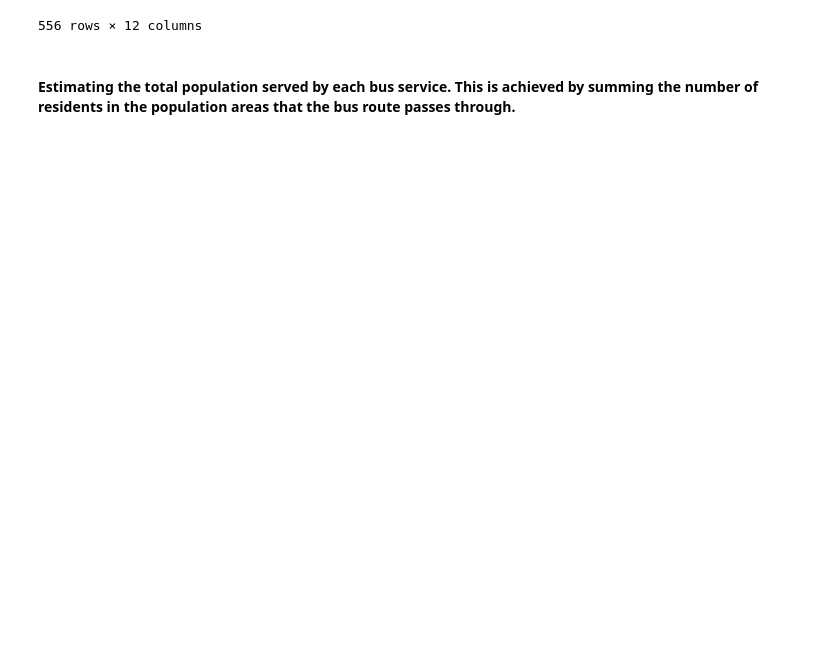
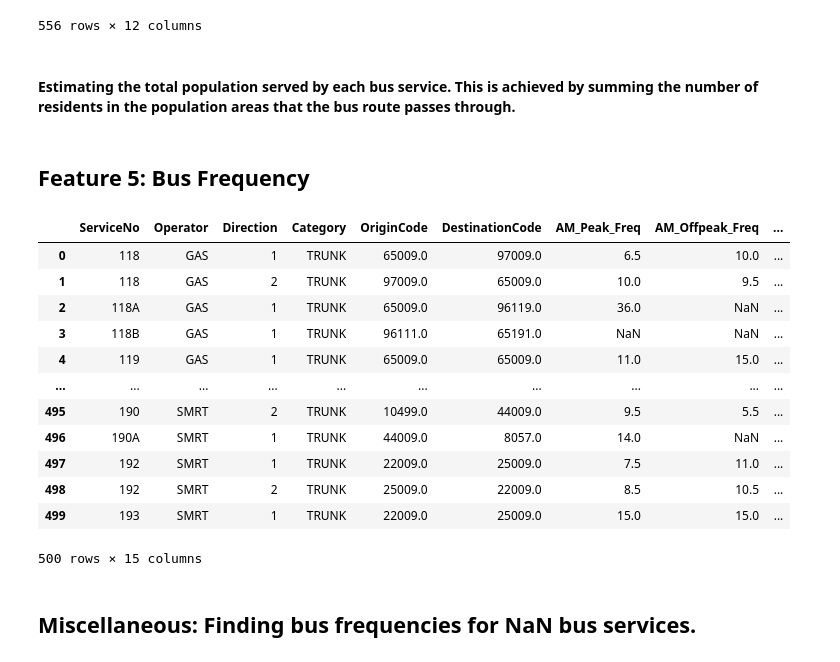
Before and after one commit to DSA4264/project, a Jupyter notebook: data_processing.ipynb, the cells around one changed output. Saved outputs shown, nothing was run; the diff lists cells and outputs as text; code cells hidden in the pictures; blank space fills up the shorter version.

Commit message:
Shifted location of data_pulling file, added bus_freq and mean_freq for missing buses to data_processing.ipynb and cleaned up notebook.

```diff
--- a/data_processing.ipynb
+++ b/data_processing.ipynb
@@ -1462,3 +1467,44 @@ categorised_bus_mrt_combined_gdf_overlap_with_planning_areas
 
 # Exporting as feature
 categorised_bus_mrt_combined_gdf_overlap_with_planning_areas[['ServiceNo', 'planning_areas', 'population_served']].to_csv("data/categorised_bus_mrt_combined_gdf_overlap_with_planning_areas.csv", index=False)
+# %% [markdown]
+## Feature 5: Bus Frequency
+# %%
+bus_freq_df = all_buses_from_lta.copy()
+
+# Convert frequency ranges to numerical format (e.g., using the average of the range)
+def average_range(freq):
+    if pd.isna(freq) or '-' not in freq:
+        return np.nan
+    try:
+        low, high = map(int, freq.split('-'))
+        return (low + high) / 2
+    except ValueError:
+        return np.nan
+
+# Apply the conversion function to the frequency columns
+for col in ['AM_Peak_Freq', 'AM_Offpeak_Freq', 'PM_Peak_Freq']:
+    bus_freq_df[col] = bus_freq_df[col].apply(average_range)
+
+# Aggregate frequencies and handle missing values
+bus_freq_df['Mean_Freq'] = bus_freq_df[['AM_Peak_Freq', 'AM_Offpeak_Freq', 'PM_Peak_Freq']].mean(axis=1, skipna=True)
+
+bus_freq_df['No_Offpeak_Service'] = bus_freq_df['AM_Offpeak_Freq'].isna() | bus_freq_df['PM_Offpeak_Freq'].isna()
+bus_freq_df['Day_Only_Service'] = bus_freq_df['PM_Offpeak_Freq'].isna() & bus_freq_df['PM_Peak_Freq'].isna()
+bus_freq_df['Night_Only_Service'] = bus_freq_df['AM_Offpeak_Freq'].isna() & bus_freq_df['AM_Peak_Freq'].isna()
+
+bus_freq_df
+# %% [output]
+|  | ServiceNo | Operator | Direction | Category | OriginCode | DestinationCode | AM_Peak_Freq | AM_Offpeak_Freq | ... |
+| 0 | 118 | GAS | 1 | TRUNK | 65009.0 | 97009.0 | 6.5 | 10.0 | ... |
+| 1 | 118 | GAS | 2 | TRUNK | 97009.0 | 65009.0 | 10.0 | 9.5 | ... |
+| 2 | 118A | GAS | 1 | TRUNK | 65009.0 | 96119.0 | 36.0 | NaN | ... |
+| 3 | 118B | GAS | 1 | TRUNK | 96111.0 | 65191.0 | NaN | NaN | ... |
+| 4 | 119 | GAS | 1 | TRUNK | 65009.0 | 65009.0 | 11.0 | 15.0 | ... |
+| ... | ... | ... | ... | ... | ... | ... | ... | ... | ... |
+| 495 | 190 | SMRT | 2 | TRUNK | 10499.0 | 44009.0 | 9.5 | 5.5 | ... |
+| 496 | 190A | SMRT | 1 | TRUNK | 44009.0 | 8057.0 | 14.0 | NaN | ... |
+| 497 | 192 | SMRT | 1 | TRUNK | 22009.0 | 25009.0 | 7.5 | 11.0 | ... |
+| 498 | 192 | SMRT | 2 | TRUNK | 25009.0 | 22009.0 | 8.5 | 10.5 | ... |
+| 499 | 193 | SMRT | 1 | TRUNK | 22009.0 | 25009.0 | 15.0 | 15.0 | ... |
+500 rows × 15 columns
@@ -1464,0 +1524,2 @@ categorised_bus_mrt_combined_gdf_overlap_with_planning_areas[['ServiceNo', 'plan
+# %% [markdown]
+## Miscellaneous: Finding bus frequencies for NaN bus services.
```
Also changed, not shown: parts of 18 cells of this notebook, 2 other files.
